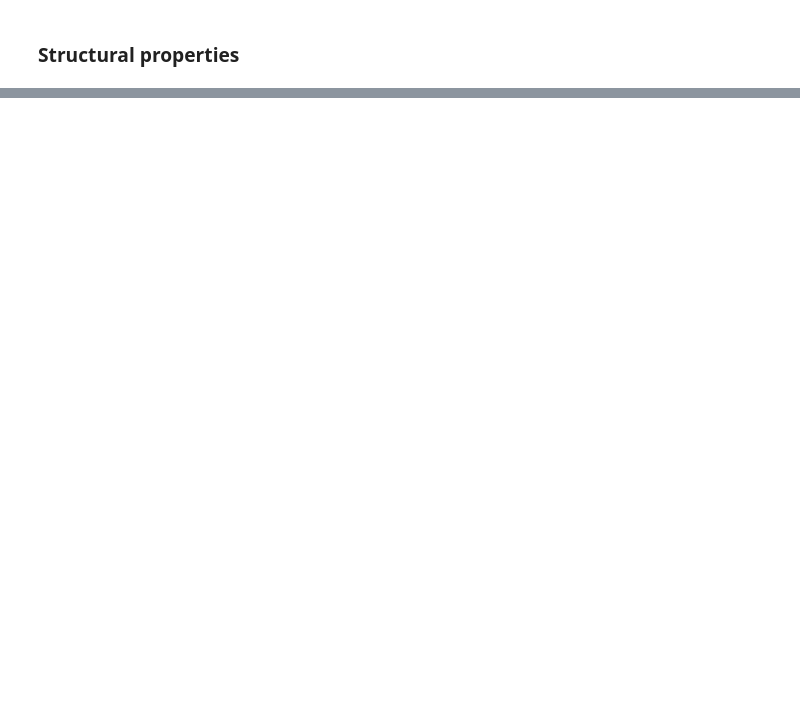
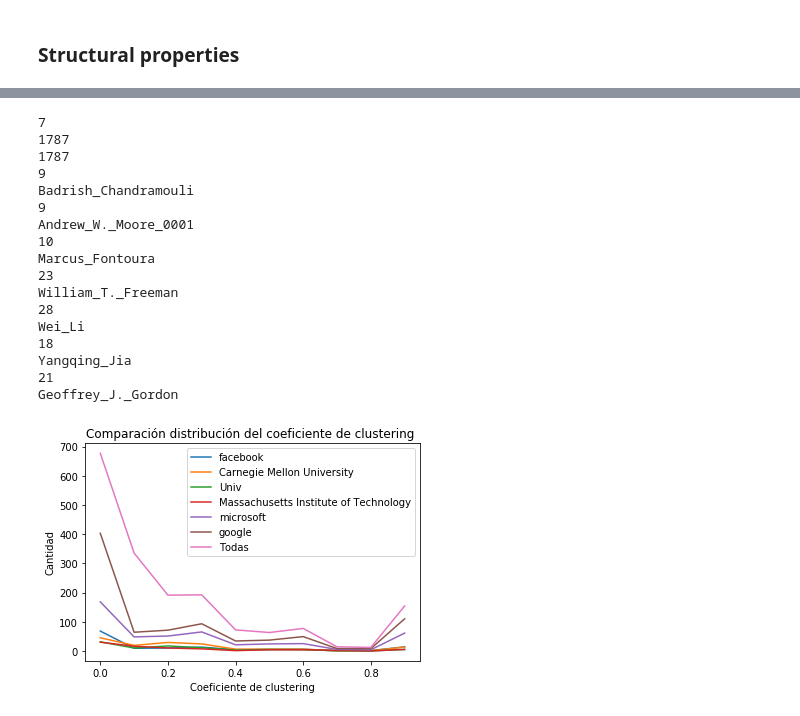
Before and after one commit to MarioQuiroga/dblp-co-authorship-network-analysis, a Jupyter notebook: analyzers/structural_properties.ipynb, the cells around one changed output, grey strips where cells are left out. Saved outputs shown, nothing was run; the diff lists cells and outputs as text; code cells hidden in the pictures; blank space fills up the shorter version.

```diff
--- a/analyzers/structural_properties.ipynb
+++ b/analyzers/structural_properties.ipynb
@@ -79,3 +83,25 @@ Densidad: 0.05907172995780591
 [figure]
 [figure]
 ... (10 outputs left out)
+# %%
+graphs = load_networks('../graph')
+compute_coef_clustering_distributions(graphs)
+# %% [output]
+7
+1787
+1787
+9
+Badrish_Chandramouli
+9
+Andrew_W._Moore_0001
+10
+Marcus_Fontoura
+23
+William_T._Freeman
+28
+Wei_Li
+18
+Yangqing_Jia
+21
+Geoffrey_J._Gordon
+[figure, added]
```
Also changed, not shown: parts of 1 cell of this notebook, 3 other files.
